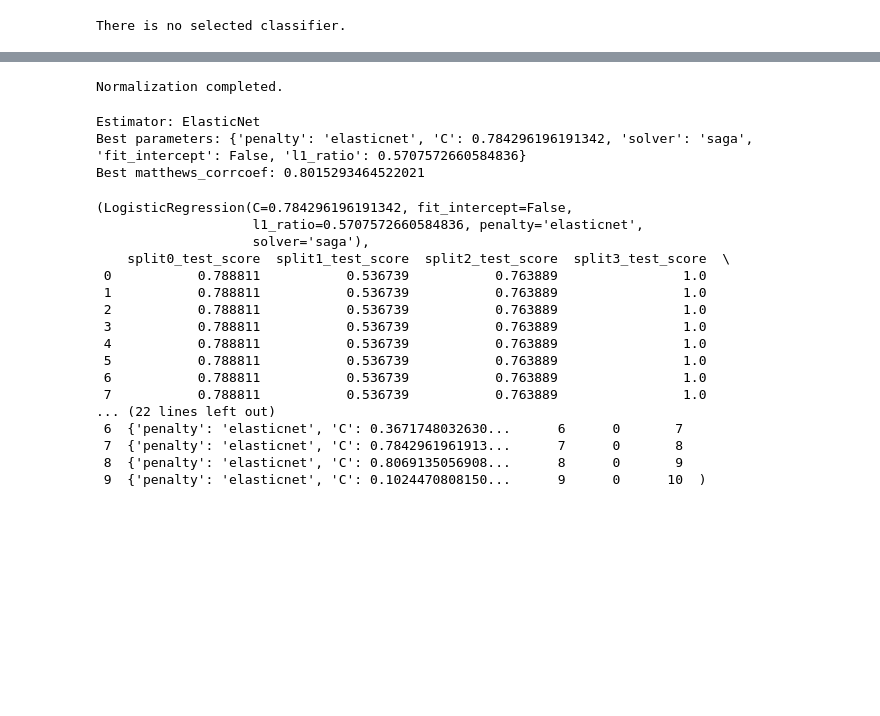
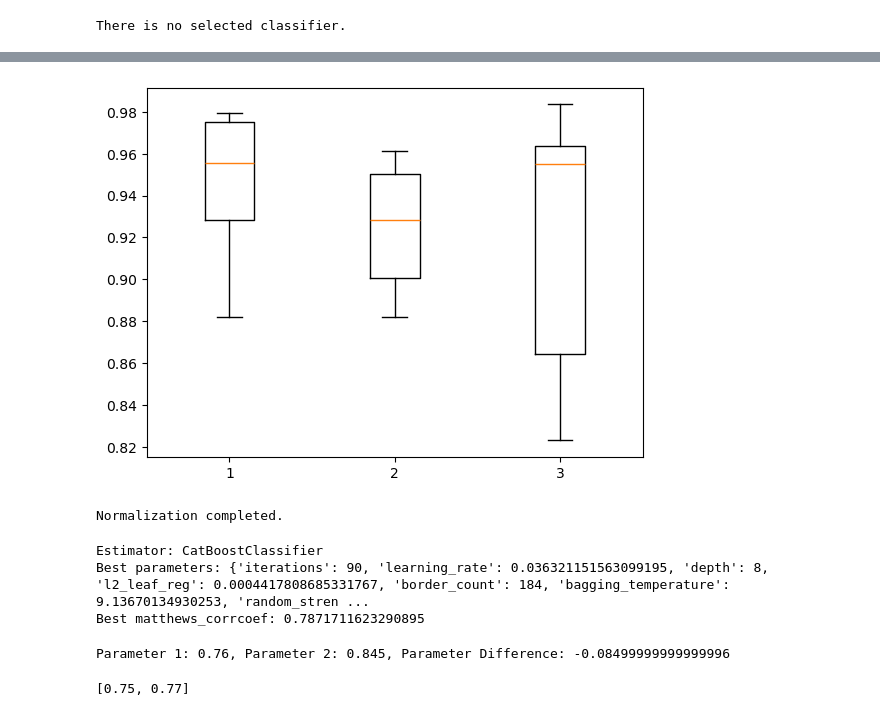
Before and after one commit to costasmexis/AI4META, a Jupyter notebook: test_pipeline.ipynb, the cells around one changed output, grey strips where cells are left out. Drawn from its saved outputs; the diff is of its cells as text; code cells hidden in the pictures; blank space fills up the shorter version.

Commit message:
trial 1 to add hard and easy samples

```diff
--- a/test_pipeline.ipynb
+++ b/test_pipeline.ipynb
@@ -37,7 +22,8 @@ mlpipe.feature_selection(method='mrmr', num_features=20, inner_method='chi2')
 # %% [output]
 There is no selected classifier.
 # %%
-mlpipe.nested_cv(plot='box',n_trials_ncv=10,rounds=2,outer_splits=3,inner_splits=3,inner_selection='validation_score',return_csv=True)
+df = mlpipe.nested_cv(plot='box',n_trials_ncv=20,rounds=2,outer_splits=3,inner_splits=3,inner_selection='validation_score',search_on=['LogisticRegression'],parallel='freely_parallel',return_csv=True)
+# df = mlpipe.nested_cv(plot='box',n_trials_ncv=10,rounds=2,outer_splits=3,inner_splits=3,inner_selection='validation_score',search_on=['ElasticNet','LogisticRegression','XGBClassifier'],return_csv=True)
 # %% [output]
 Your Dataset contains NaN values. Some estimators does not work with NaN values.
 The median method will be used for the missing values manipulation.
@@ -69,24 +53,49 @@ Results saved to Results/dataset_validation_score_all_features_outerloops_result
+# %%
+import matplotlib.pyplot as plt
+plt.boxplot(df['roc_auc']) #df['roc_auc']
+plt.show()
+# %% [output]
+[figure, added]
 # %%
-mlpipe.bayesian_search(estimator_name='ElasticNet',n_trials=10, missing_values='median')
+model ,df = mlpipe.bayesian_search(estimator_name='CatBoostClassifier',n_trials=15, missing_values='median')
 # %% [output]
 Normalization completed.
-Estimator: ElasticNet
-Best parameters: {'penalty': 'elasticnet', 'C': 0.784296196191342, 'solver': 'saga', 'fit_intercept': False, 'l1_ratio': 0.5707572660584836}
-Best matthews_corrcoef: 0.8015293464522021
+Estimator: CatBoostClassifier
+Best parameters: {'iterations': 90, 'learning_rate': 0.036321151563099195, 'depth': 8, 'l2_leaf_reg': 0.0004417808685331767, 'border_count': 184, 'bagging_temperature': 9.13670134930253, 'random_stren ...
+Best matthews_corrcoef: 0.7871711623290895
-(LogisticRegression(C=0.784296196191342, fit_intercept=False,
-                    l1_ratio=0.5707572660584836, penalty='elasticnet',
-                    solver='saga'),
-    split0_test_score  split1_test_score  split2_test_score  split3_test_score  \
- 0           0.788811           0.536739           0.763889                1.0
- 1           0.788811           0.536739           0.763889                1.0
- 2           0.788811           0.536739           0.763889                1.0
- 3           0.788811           0.536739           0.763889                1.0
- 4           0.788811           0.536739           0.763889                1.0
- 5           0.788811           0.536739           0.763889                1.0
- 6           0.788811           0.536739           0.763889                1.0
- 7           0.788811           0.536739           0.763889                1.0
-... (22 lines left out)
- 6  {'penalty': 'elasticnet', 'C': 0.3671748032630...      6      0       7
- 7  {'penalty': 'elasticnet', 'C': 0.7842961961913...      7      0       8
- 8  {'penalty': 'elasticnet', 'C': 0.8069135056908...      8      0       9
- 9  {'penalty': 'elasticnet', 'C': 0.1024470808150...      9      0      10  )
+# %%
+import numpy as np
+from scipy.stats import f_oneway, ttest_ind
+
+# Example data: Mean complexity scores for different hyperparameters
+important_hyperparams_1 = {
+    'max_depth': [0.75],
+    'n_estimators': [0.77],
+    # 'learning_rate': [0.9]
+}
+
+important_hyperparams_2 = {
+    'max_depth': [0.85],
+    'n_estimators': [0.84],
+    # 'learning_rate': [0.8]
+}
+
+less_important_hyperparams = {
+    'min_samples_leaf': [0.75, 0.78],
+    'min_child_weight': [0.74, 0.77],
+    'gamma': [0.76, 0.79]
+}
+
+# Calculate means
+important_means_1 = np.mean([np.mean(scores) for scores in important_hyperparams_1.values()])
+important_means_2 = np.mean([np.mean(scores) for scores in important_hyperparams_2.values()])
+
+# less_important_means = [np.mean(scores) for scores in less_important_hyperparams.values()]
+
+print(f"Parameter 1: {important_means_1}, Parameter 2: {important_means_2}, Parameter Difference: {important_means_1 - important_means_2}")
+# %% [output]
+Parameter 1: 0.76, Parameter 2: 0.845, Parameter Difference: -0.08499999999999996
+# %%
+important_means_1
+# %% [output]
+[0.75, 0.77]
```
Also changed, not shown: parts of 3 cells of this notebook, 1 other file.
